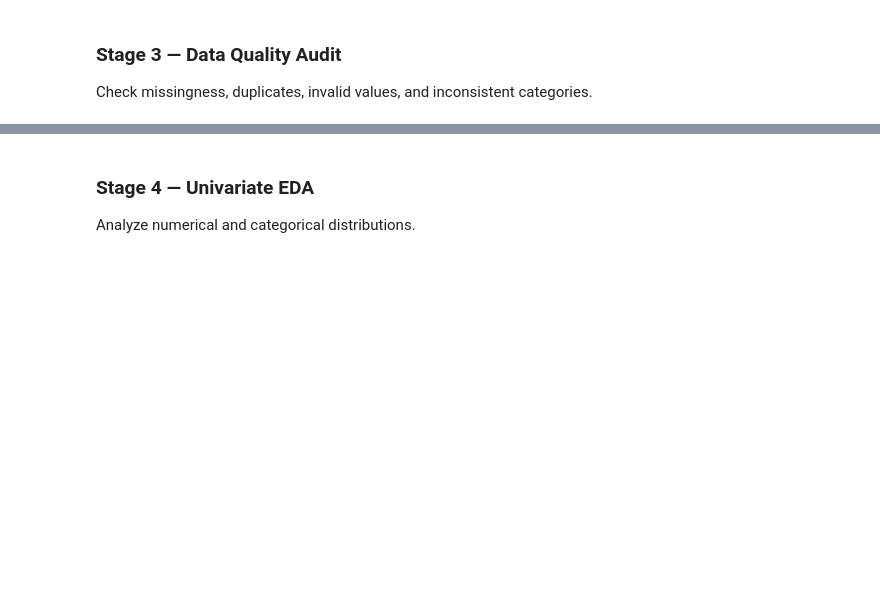
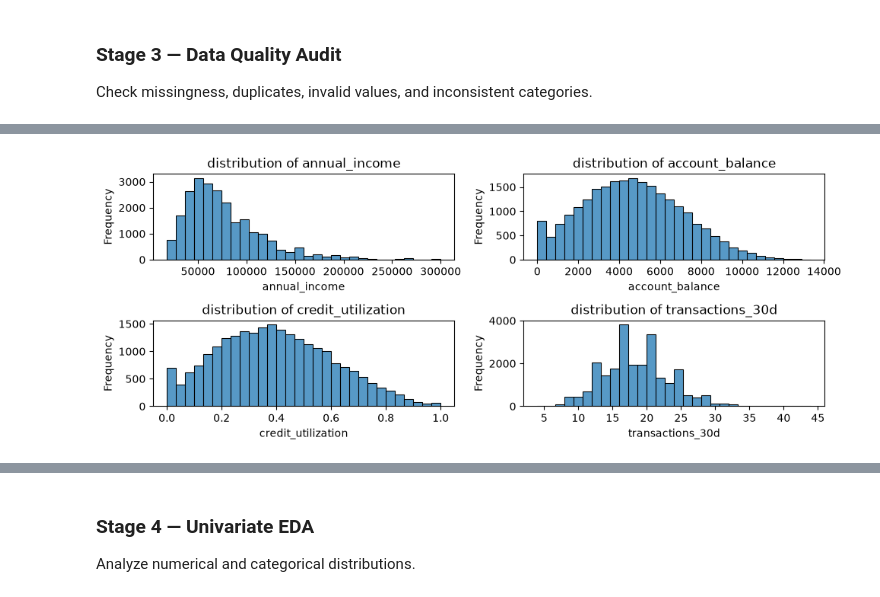
Before and after one commit to JadenGrossbaum/Data-Science, a Jupyter notebook: Chapter 5 EDA/Chapter5_Final_EDA_Workflow.ipynb, the cells around one changed output, grey strips where cells are left out. Cells and saved outputs as stored; diff of their text form; code cells hidden in the pictures; blank space fills up the shorter version.

Commit message:
Continuing Stage 3: Data Quality Audit, examining Completeness, Uniquness, Validity, Consistency, Timeliness, Outliers

```diff
--- a/Chapter 5 EDA/Chapter5_Final_EDA_Workflow.ipynb
+++ b/Chapter 5 EDA/Chapter5_Final_EDA_Workflow.ipynb
@@ -311,0 +902,36 @@ Before we visualize relationships or build predictive models, we need to determi
+# %%
+import matplotlib.pyplot as plt
+import seaborn as sns
+
+# Histograms and Distribution Shape
+features = [
+    "annual_income",
+    "account_balance",
+    "credit_utilization",
+    "transactions_30d"
+]
+
+# Create the figure once
+fig, axes = plt.subplots(
+    nrows=2,
+    ncols=2,
+    figsize=(10,4)
+)
+
+# Pair each feature with one subplot
+for feature, ax in zip(features, axes.flat):
+    sns.histplot(
+        data=df,
+        x=feature,
+        bins=30,
+        ax=ax
+    )
+
+    ax.set_title(f"distribution of {feature}")
+    ax.set_xlabel(feature)
+    ax.set_ylabel("Frequency")
+
+plt.tight_layout()
+plt.show()
+# %% [output]
+[figure, added]
```
Also changed, not shown: parts of 23 cells of this notebook.
